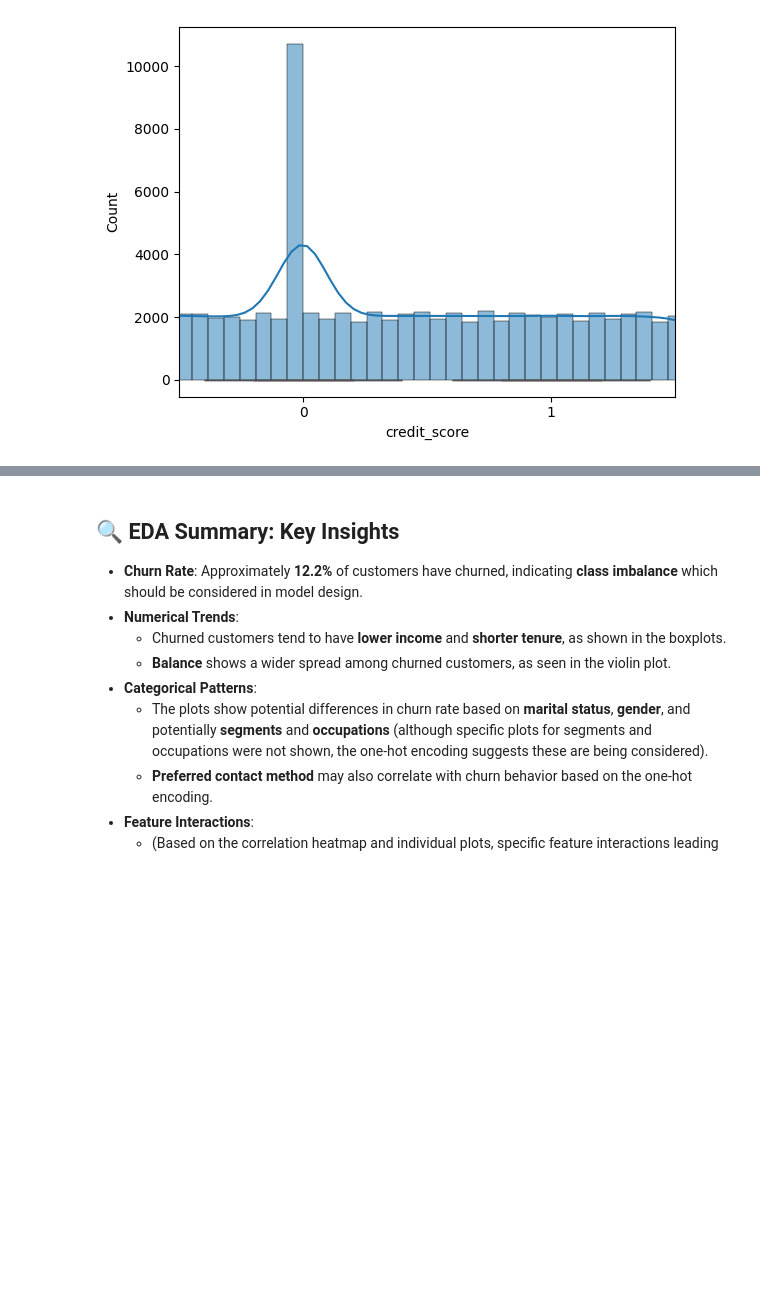
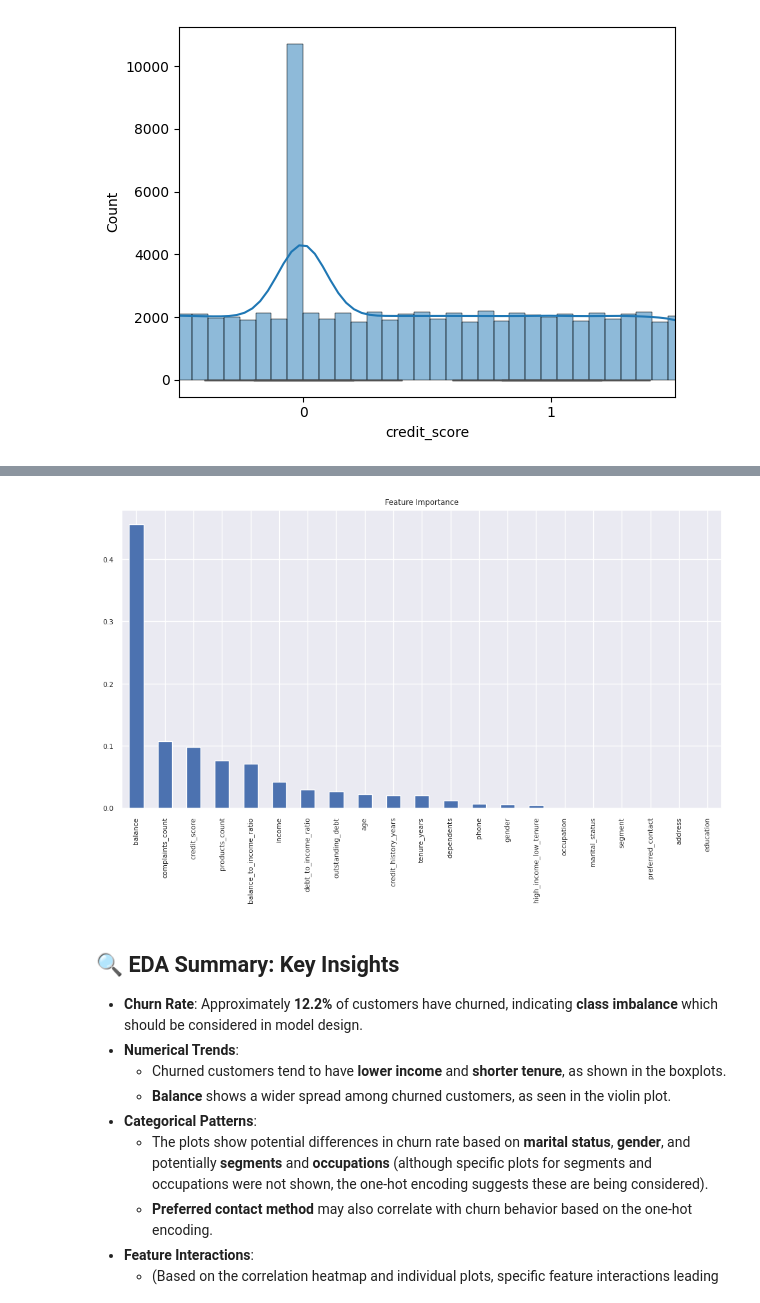
Before and after one commit to SusheniUmayangana/Customer_churn, a Jupyter notebook: FDM_mini_project.ipynb, the cells around one changed output, grey strips where cells are left out. Drawn from its saved outputs; the diff is of its cells as text; code cells hidden in the pictures; blank space fills up the shorter version.

```diff
--- a/FDM_mini_project.ipynb
+++ b/FDM_mini_project.ipynb
@@ -304,0 +258,35 @@ plt.show()
+# %%
+# Create New Indicators
+
+df1['debt_to_income_ratio'] = df1['outstanding_debt'] / (df1['income'] + 1e-6)      # Debt-to-Income Ratio
+df1['balance_to_income_ratio'] = df1['balance'] / (df1['income'] + 1e-6)   # Balance-to-Income Ratio
+
+df1['high_income_low_tenure'] = ((df1['income'] > df1['income'].median()) &
+                                (df1['tenure_years'] < df1['tenure_years'].median())).astype(int)           # High Income + Low Tenure Flag
+# %%
+# Feature Importance via Random Forest
+
+from sklearn.ensemble import RandomForestClassifier
+from sklearn.model_selection import train_test_split
+
+# Drop non-numeric and irrelevant columns before splitting
+X = df1.drop(['churned', 'customer_id', 'rownumber', 'surname', 'first_name'], axis=1)
+y = df1['churned']
+
+# Convert remaining columns to numeric, coercing errors
+X = X.apply(pd.to_numeric, errors='coerce')
+
+# Fill any remaining NaNs after conversion (optional, but good practice)
+X = X.fillna(X.median())
+
+X_train, X_test, y_train, y_test = train_test_split(X, y, test_size=0.2, random_state=42)
+
+rf = RandomForestClassifier()
+rf.fit(X_train, y_train)
+
+importances = pd.Series(rf.feature_importances_, index=X_train.columns)
+importances.sort_values(ascending=False).plot(kind='bar', figsize=(12,6))
+plt.title("Feature Importance")
+plt.show()
+# %% [output]
+[figure, added]
```
Also changed, not shown: parts of 11 cells of this notebook.
